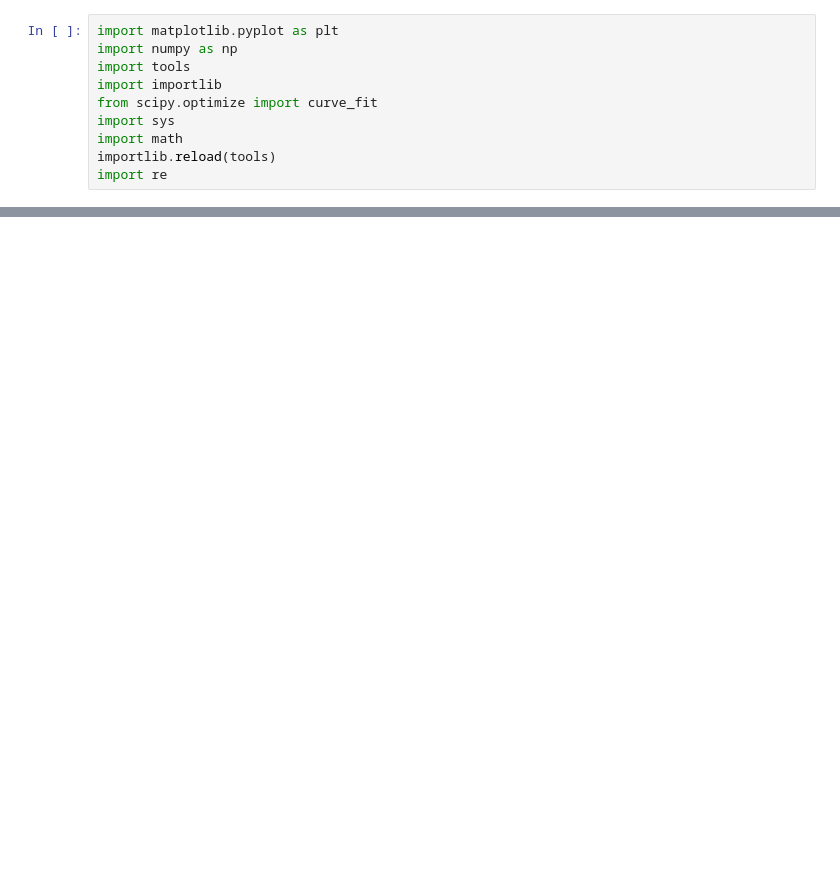
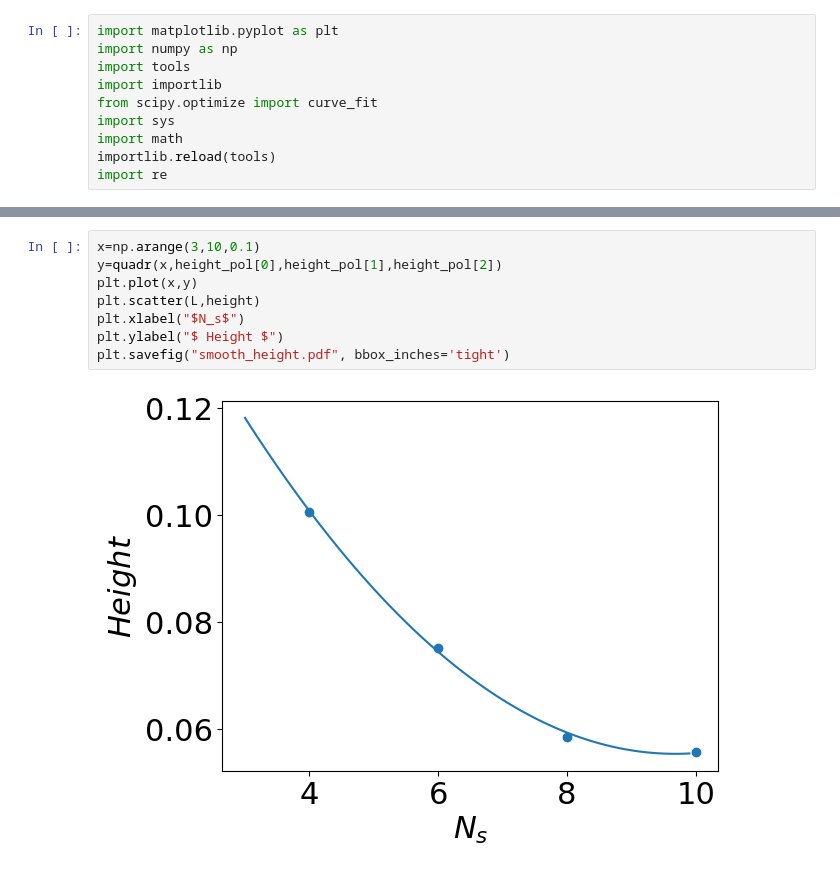
Before and after one commit to Ivan-Soler/AFM, a Jupyter notebook: GF/Fit_inst.ipynb, the cells around one changed output, grey strips where cells are left out. Saved outputs shown, nothing was run; the diff lists cells and outputs as text; blank space fills up the shorter version.

```diff
--- a/GF/Fit_inst.ipynb
+++ b/GF/Fit_inst.ipynb
@@ -70,0 +108,10 @@ with open(directory+"fit_45x6.txt","w") as f:
+# %%
+x=np.arange(3,10,0.1)
+y=quadr(x,height_pol[0],height_pol[1],height_pol[2])
+plt.plot(x,y)
+plt.scatter(L,height)
+plt.xlabel("$N_s$")
+plt.ylabel("$ Height $")
+plt.savefig("smooth_height.pdf", bbox_inches='tight')
+# %% [output]
+[figure, added]
```
Also changed, not shown: parts of 8 cells of this notebook, 7 other files.
